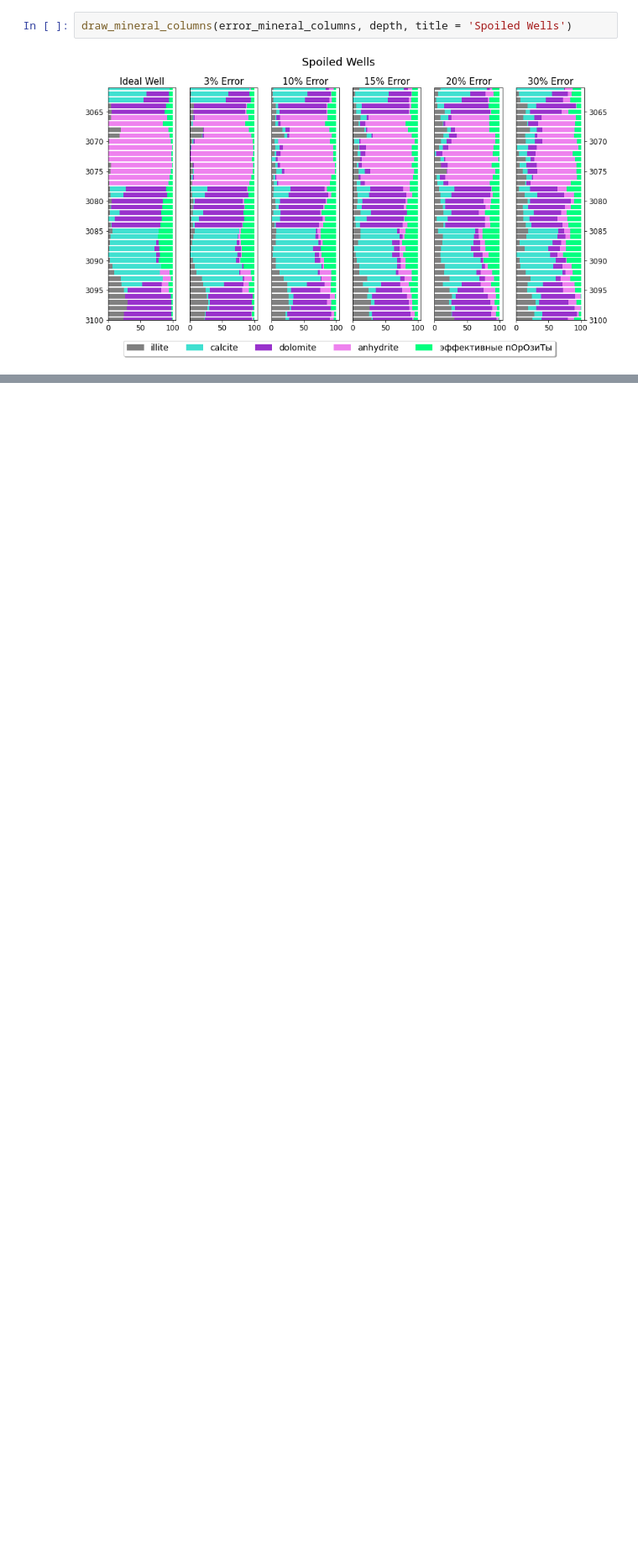
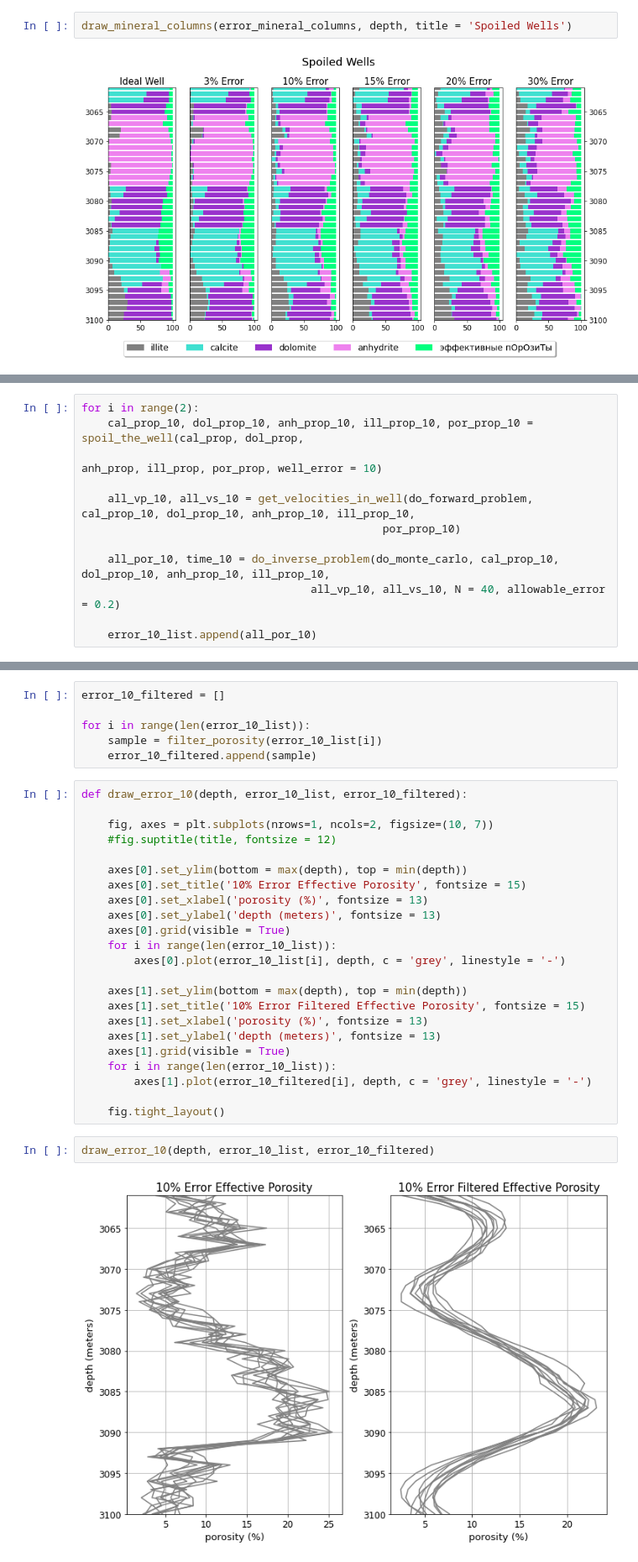
Before and after one commit to vdvorian/gradientDescent, a Jupyter notebook: artificial_well.ipynb, the cells around one changed output, grey strips where cells are left out. Shown at 84% size. Saved outputs shown, nothing was run; the diff lists cells and outputs as text; blank space fills up the shorter version.

```diff
--- a/artificial_well.ipynb
+++ b/artificial_well.ipynb
@@ -1447,0 +1513,12 @@ draw_filtered_porosity(depth, spline_0, spline_3, spline_10, spline_15, spline_2
+# %%
+for i in range(2):
+    cal_prop_10, dol_prop_10, anh_prop_10, ill_prop_10, por_prop_10 = spoil_the_well(cal_prop, dol_prop,
+                                                                        anh_prop, ill_prop, por_prop, well_error = 10)
+
+    all_vp_10, all_vs_10 = get_velocities_in_well(do_forward_problem, cal_prop_10, dol_prop_10, anh_prop_10, ill_prop_10,
+                                              por_prop_10)
+
+    all_por_10, time_10 = do_inverse_problem(do_monte_carlo, cal_prop_10, dol_prop_10, anh_prop_10, ill_prop_10,
+                                   all_vp_10, all_vs_10, N = 40, allowable_error = 0.2)
+
+    error_10_list.append(all_por_10)
@@ -1447,0 +1564,33 @@ draw_filtered_porosity(depth, spline_0, spline_3, spline_10, spline_15, spline_2
+# %%
+error_10_filtered = []
+
+for i in range(len(error_10_list)):
+    sample = filter_porosity(error_10_list[i])
+    error_10_filtered.append(sample)
+# %%
+def draw_error_10(depth, error_10_list, error_10_filtered):
+
+    fig, axes = plt.subplots(nrows=1, ncols=2, figsize=(10, 7))
+    #fig.suptitle(title, fontsize = 12)
+
+    axes[0].set_ylim(bottom = max(depth), top = min(depth))
+    axes[0].set_title('10% Error Effective Porosity', fontsize = 15)
+    axes[0].set_xlabel('porosity (%)', fontsize = 13)
+    axes[0].set_ylabel('depth (meters)', fontsize = 13)
+    axes[0].grid(visible = True)
+    for i in range(len(error_10_list)):
+        axes[0].plot(error_10_list[i], depth, c = 'grey', linestyle = '-')
+
+    axes[1].set_ylim(bottom = max(depth), top = min(depth))
+    axes[1].set_title('10% Error Filtered Effective Porosity', fontsize = 15)
+    axes[1].set_xlabel('porosity (%)', fontsize = 13)
+    axes[1].set_ylabel('depth (meters)', fontsize = 13)
+    axes[1].grid(visible = True)
+    for i in range(len(error_10_list)):
+        axes[1].plot(error_10_filtered[i], depth, c = 'grey', linestyle = '-')
+
+    fig.tight_layout()
+# %%
+draw_error_10(depth, error_10_list, error_10_filtered)
+# %% [output]
+[figure, added]
```
Also changed, not shown: parts of 76 cells of this notebook.
